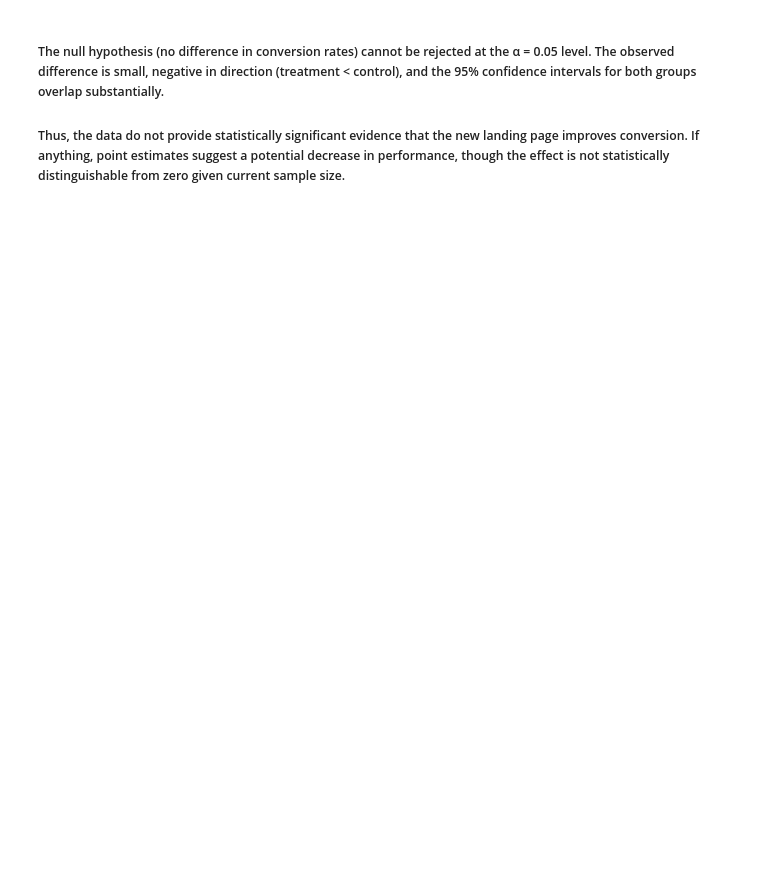
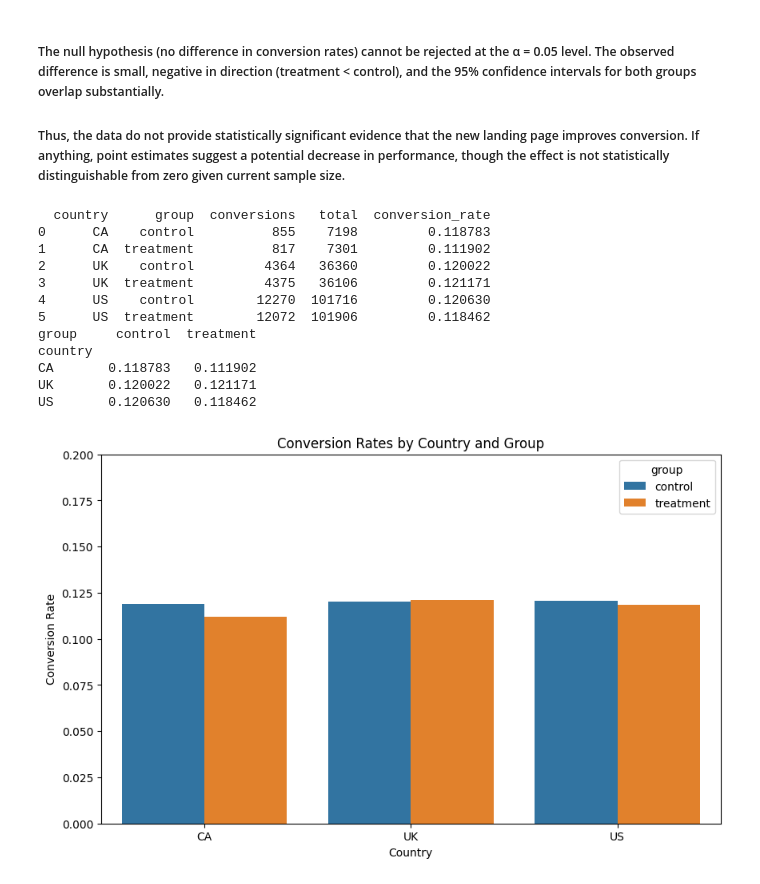
Before and after one commit to BishanCode/AB-Testing, a Jupyter notebook: notebook/analysis.ipynb, the cells around one changed output. Cells and saved outputs as stored; diff of their text form; code cells hidden in the pictures; blank space fills up the shorter version.

```diff
--- a/notebook/analysis.ipynb
+++ b/notebook/analysis.ipynb
@@ -331,3 +362,46 @@ Absolute Lift: -0.1581%
 ##### The null hypothesis (no difference in conversion rates) cannot be rejected at the α = 0.05 level. The observed difference is small, negative in direction (treatment < control), and the 95% confidence intervals for both groups overlap substantially.
 
 ##### Thus, the data do not provide statistically significant evidence that the new landing page improves conversion. If anything, point estimates suggest a potential decrease in performance, though the effect is not statistically distinguishable from zero given current sample size.
+# %%
+# Conversion rates by country and group
+country_group_conv = (
+    clean_df
+    .groupby(['country', 'group'])
+    .agg(conversions=('converted', 'sum'),
+         total=('converted', 'count'))
+    .reset_index()
+)
+
+# Add conversion rate
+country_group_conv['conversion_rate'] = (
+    country_group_conv['conversions'] / country_group_conv['total']
+)
+
+print(country_group_conv)
+
+# Pivot for easier comparison
+pivot_conv = country_group_conv.pivot(index='country', columns='group', values='conversion_rate')
+print(pivot_conv)
+
+# Visualization
+plt.figure(figsize=(10,6))
+sns.barplot(data=country_group_conv, x='country', y='conversion_rate', hue='group')
+plt.title("Conversion Rates by Country and Group")
+plt.ylabel("Conversion Rate")
+plt.xlabel("Country")
+plt.ylim(0, 0.2)  # adjust depending on your rates
+plt.show()
+# %% [output]
+  country      group  conversions   total  conversion_rate
+0      CA    control          855    7198         0.118783
+1      CA  treatment          817    7301         0.111902
+2      UK    control         4364   36360         0.120022
+3      UK  treatment         4375   36106         0.121171
+4      US    control        12270  101716         0.120630
+5      US  treatment        12072  101906         0.118462
+group     control  treatment
+country
+CA       0.118783   0.111902
+UK       0.120022   0.121171
+US       0.120630   0.118462
+[figure, added]
```
Also changed, not shown: parts of 1 cell of this notebook.
